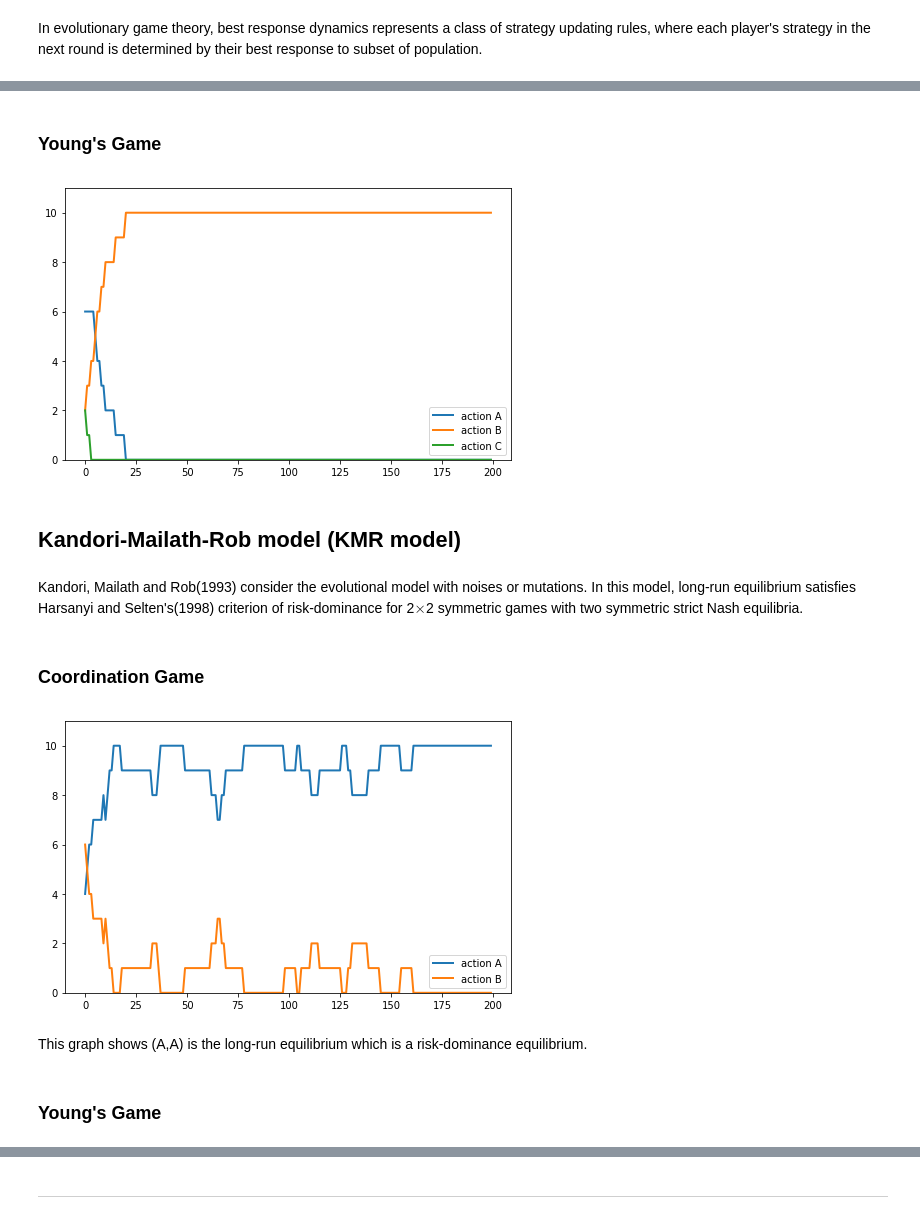
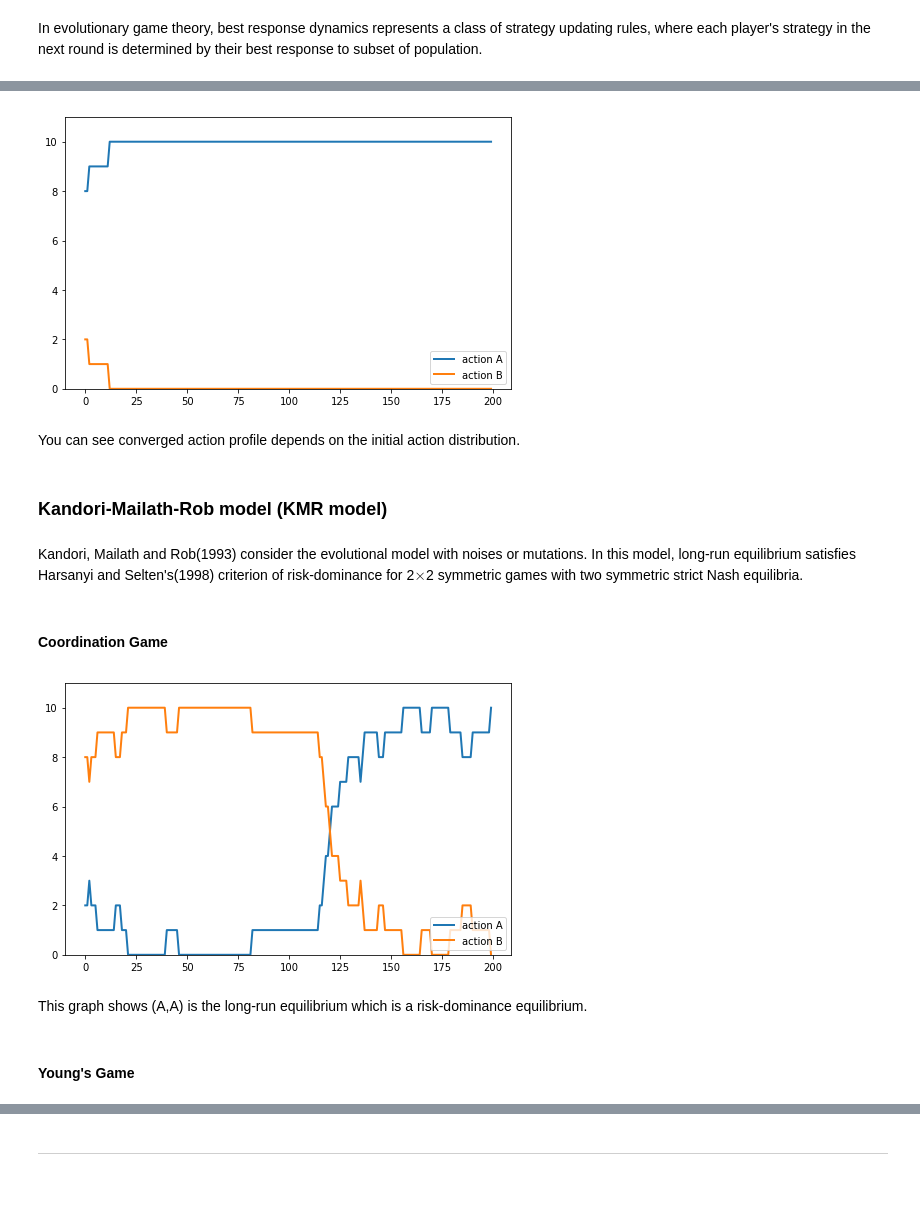
Before and after one commit to Yuya-Furusawa/game_theory_models, a Jupyter notebook: BestResponseDynamics_Python.ipynb, the cells around one changed output, grey strips where cells are left out. Drawn from its saved outputs; the diff is of its cells as text; code cells hidden in the pictures; blank space fills up the shorter version.

```diff
--- a/BestResponseDynamics_Python.ipynb
+++ b/BestResponseDynamics_Python.ipynb
@@ -12,0 +23,6 @@ from quantecon.game_theory.brd import BRD, KMR, SamplingBRD
+# %%
+# payoff matrix
+payoff_matrix = [[4, 0],
+                 [3, 2]]
+# the number of players
+N = 4
@@ -12,0 +31,3 @@ from quantecon.game_theory.brd import BRD, KMR, SamplingBRD
+# %%
+# Best Response Dynamics
+brd = BRD(payoff_matrix, N)
@@ -12,0 +69,4 @@ from quantecon.game_theory.brd import BRD, KMR, SamplingBRD
+# %%
+ts_length = 5
+init_action_dist = [2, 2]
+brd.time_series(ts_length, init_action_dist)
@@ -67,2 +136,0 @@ plot_graph(brd_coor, ts_length, [m, N-m])
-# %% [markdown]
-### Young's Game
@@ -71,26 +137,28 @@ brd_young = BRD(young_game_matrix, N=N)
 # %%
-m = 2
-plot_graph(brd_young, ts_length, [N-2*m, m, m])
+m = 8
+plot_graph(brd_coor, ts_length, [m, N-m])
 # %% [output]
-[figure, old version]
+[figure, new version]
+# %% [markdown]
+You can see converged action profile depends on the initial action distribution.
 # %% [markdown]
-## Kandori-Mailath-Rob model (KMR model)
+### Kandori-Mailath-Rob model (KMR model)
 # %% [markdown]
 Kandori, Mailath and Rob(1993) consider the evolutional model with noises or mutations.
 In this model, long-run equilibrium satisfies Harsanyi and Selten's(1998) criterion of risk-dominance for 2$\times$2 symmetric games with two symmetric strict Nash equilibria.
 # %% [markdown]
-### Coordination Game
+#### Coordination Game
 # %%
 kmr_coor = KMR(coordination_game_matrix, N=N)
 # %%
-m = 4
+m = 2
 plot_graph(kmr_coor, ts_length, [m, N-m])
 # %% [output]
-[figure, old version]
+[figure, new version]
 # %% [markdown]
 This graph shows (A,A) is the long-run equilibrium which is a risk-dominance equilibrium.
 # %% [markdown]
-### Young's Game
+#### Young's Game
 # %%
 kmr_young = KMR(young_game_matrix, N=N)
 # %%
```
Also changed, not shown: parts of 28 cells of this notebook.
